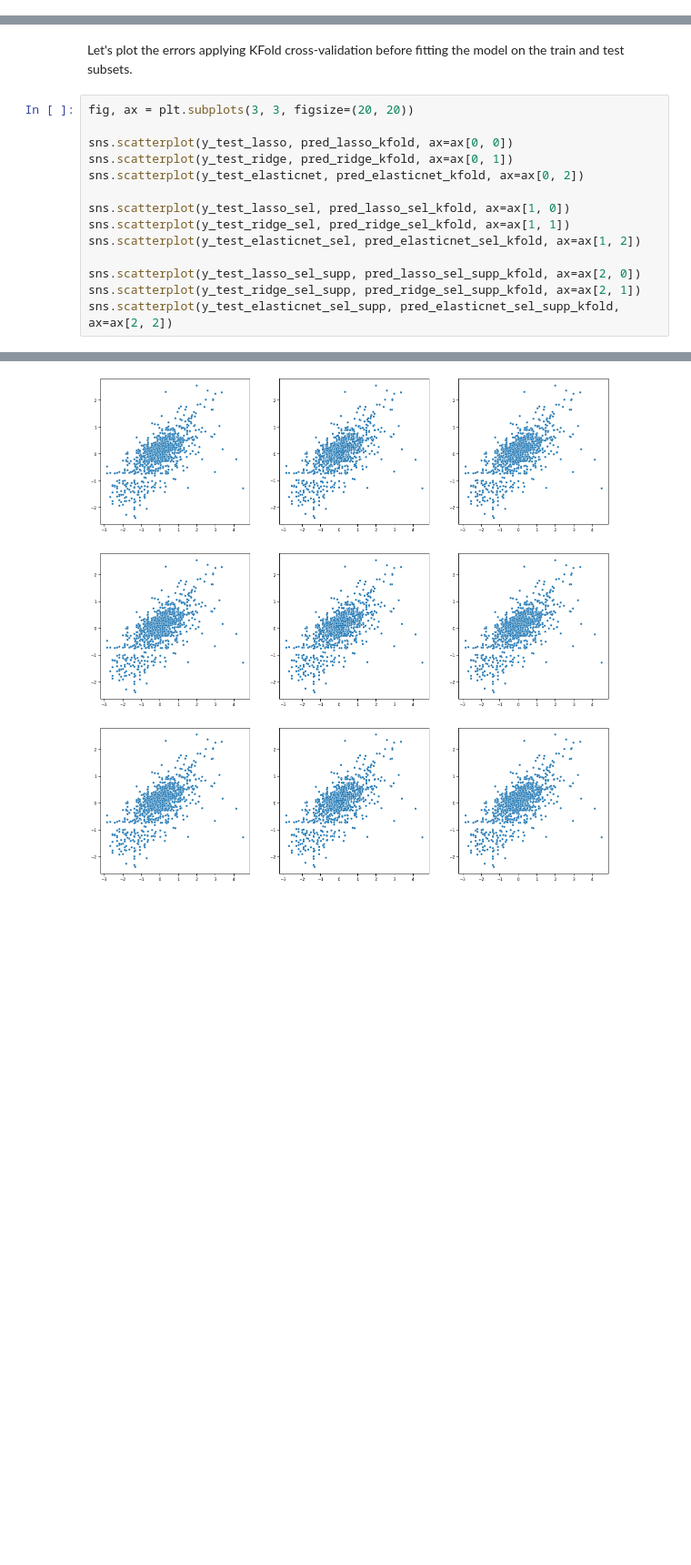
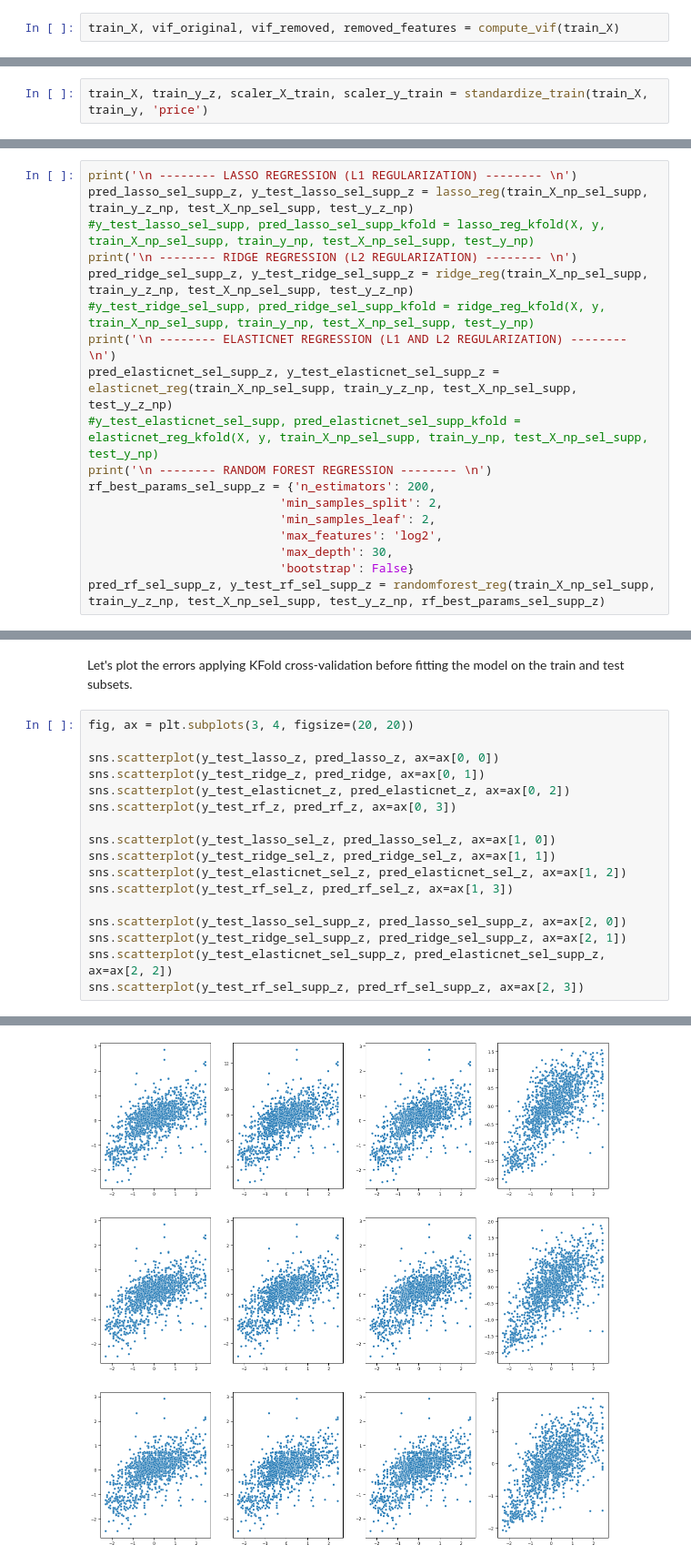
Before and after one commit to sbmoyano/data_science_projects, a Jupyter notebook: Airbnb_Malaga_correlation_regression/airbnb_malaga_supervised_learning_regression.ipynb, the cells around one changed output, grey strips where cells are left out. Shown at 91% size. Cells and saved outputs as stored; diff of their text form; blank space fills up the shorter version.

```diff
--- a/Airbnb_Malaga_correlation_regression/airbnb_malaga_supervised_learning_regression.ipynb
+++ b/Airbnb_Malaga_correlation_regression/airbnb_malaga_supervised_learning_regression.ipynb
@@ -1025,0 +1141,2 @@ compute_vif(train_X).sort_values(by='VIF', ascending=False)
+# %%
+train_X, vif_original, vif_removed, removed_features = compute_vif(train_X)
@@ -1092,3 +1262,5 @@ train_X, train_y = normalize(train_X, train_y, 'price')
+# %%
+train_X, train_y_z, scaler_X_train, scaler_y_train = standardize_train(train_X, train_y, 'price')
 # %% [markdown]
 ### Association between continuous variables
 # %% [markdown]
@@ -2132,0 +2269,18 @@ Mean Absolute Error on train data: 0.5442239101898291
+# %%
+print('\n -------- LASSO REGRESSION (L1 REGULARIZATION) -------- \n')
+pred_lasso_sel_supp_z, y_test_lasso_sel_supp_z = lasso_reg(train_X_np_sel_supp, train_y_z_np, test_X_np_sel_supp, test_y_z_np)
+#y_test_lasso_sel_supp, pred_lasso_sel_supp_kfold = lasso_reg_kfold(X, y, train_X_np_sel_supp, train_y_np, test_X_np_sel_supp, test_y_np)
+print('\n -------- RIDGE REGRESSION (L2 REGULARIZATION) -------- \n')
+pred_ridge_sel_supp_z, y_test_ridge_sel_supp_z = ridge_reg(train_X_np_sel_supp, train_y_z_np, test_X_np_sel_supp, test_y_z_np)
+#y_test_ridge_sel_supp, pred_ridge_sel_supp_kfold = ridge_reg_kfold(X, y, train_X_np_sel_supp, train_y_np, test_X_np_sel_supp, test_y_np)
+print('\n -------- ELASTICNET REGRESSION (L1 AND L2 REGULARIZATION) -------- \n')
+pred_elasticnet_sel_supp_z, y_test_elasticnet_sel_supp_z = elasticnet_reg(train_X_np_sel_supp, train_y_z_np, test_X_np_sel_supp, test_y_z_np)
+#y_test_elasticnet_sel_supp, pred_elasticnet_sel_supp_kfold = elasticnet_reg_kfold(X, y, train_X_np_sel_supp, train_y_np, test_X_np_sel_supp, test_y_np)
+print('\n -------- RANDOM FOREST REGRESSION -------- \n')
+rf_best_params_sel_supp_z = {'n_estimators': 200,
+                           'min_samples_split': 2,
+                           'min_samples_leaf': 2,
+                           'max_features': 'log2',
+                           'max_depth': 30,
+                           'bootstrap': False}
+pred_rf_sel_supp_z, y_test_rf_sel_supp_z = randomforest_reg(train_X_np_sel_supp, train_y_z_np, test_X_np_sel_supp, test_y_z_np, rf_best_params_sel_supp_z)
@@ -2152,20 +2489,23 @@ sns.scatterplot(test_y_np, pred_elasticnet_sel_supp, ax=ax[2, 2])
 # %% [markdown]
 Let's plot the errors applying KFold cross-validation before fitting the model on the train and test subsets.
 # %%
-fig, ax = plt.subplots(3, 3, figsize=(20, 20))
+fig, ax = plt.subplots(3, 4, figsize=(20, 20))
 
-sns.scatterplot(y_test_lasso, pred_lasso_kfold, ax=ax[0, 0])
-sns.scatterplot(y_test_ridge, pred_ridge_kfold, ax=ax[0, 1])
-sns.scatterplot(y_test_elasticnet, pred_elasticnet_kfold, ax=ax[0, 2])
+sns.scatterplot(y_test_lasso_z, pred_lasso_z, ax=ax[0, 0])
+sns.scatterplot(y_test_ridge_z, pred_ridge, ax=ax[0, 1])
+sns.scatterplot(y_test_elasticnet_z, pred_elasticnet_z, ax=ax[0, 2])
+sns.scatterplot(y_test_rf_z, pred_rf_z, ax=ax[0, 3])
 
-sns.scatterplot(y_test_lasso_sel, pred_lasso_sel_kfold, ax=ax[1, 0])
-sns.scatterplot(y_test_ridge_sel, pred_ridge_sel_kfold, ax=ax[1, 1])
-sns.scatterplot(y_test_elasticnet_sel, pred_elasticnet_sel_kfold, ax=ax[1, 2])
+sns.scatterplot(y_test_lasso_sel_z, pred_lasso_sel_z, ax=ax[1, 0])
+sns.scatterplot(y_test_ridge_sel_z, pred_ridge_sel_z, ax=ax[1, 1])
+sns.scatterplot(y_test_elasticnet_sel_z, pred_elasticnet_sel_z, ax=ax[1, 2])
+sns.scatterplot(y_test_rf_sel_z, pred_rf_sel_z, ax=ax[1, 3])
 
-sns.scatterplot(y_test_lasso_sel_supp, pred_lasso_sel_supp_kfold, ax=ax[2, 0])
-sns.scatterplot(y_test_ridge_sel_supp, pred_ridge_sel_supp_kfold, ax=ax[2, 1])
-sns.scatterplot(y_test_elasticnet_sel_supp, pred_elasticnet_sel_supp_kfold, ax=ax[2, 2])
+sns.scatterplot(y_test_lasso_sel_supp_z, pred_lasso_sel_supp_z, ax=ax[2, 0])
+sns.scatterplot(y_test_ridge_sel_supp_z, pred_ridge_sel_supp_z, ax=ax[2, 1])
+sns.scatterplot(y_test_elasticnet_sel_supp_z, pred_elasticnet_sel_supp_z, ax=ax[2, 2])
+sns.scatterplot(y_test_rf_sel_supp_z, pred_rf_sel_supp_z, ax=ax[2, 3])
 # %% [output]
 <AxesSubplot:>
-[figure, old version]
+[figure, new version]
 # %% [markdown]
```
Also changed, not shown: parts of 189 cells of this notebook, 7 other files.
